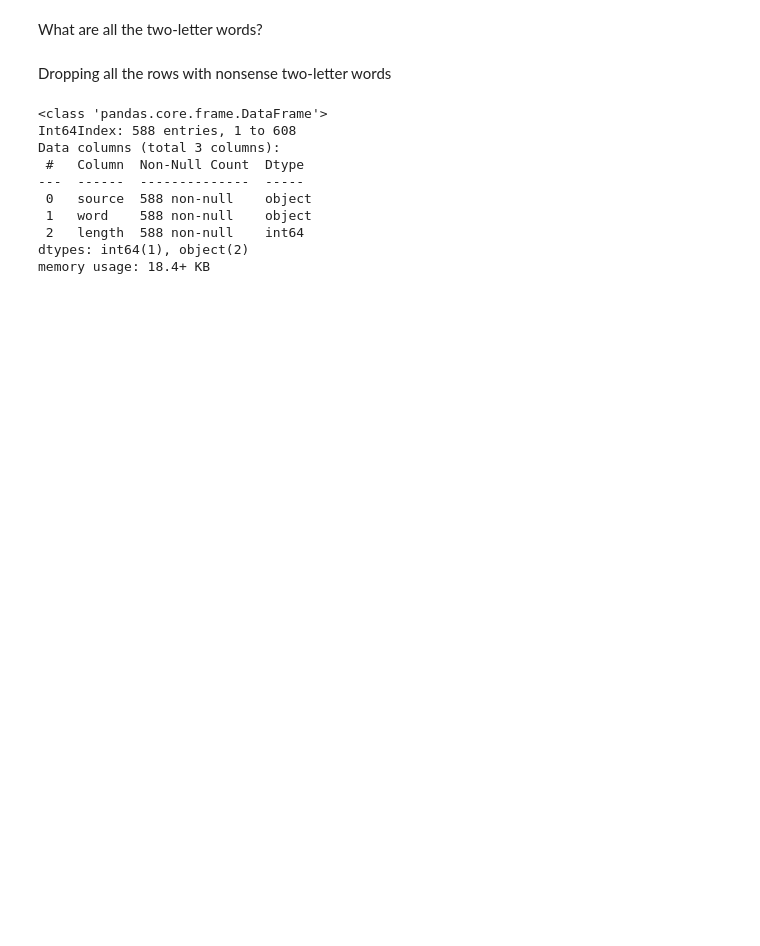
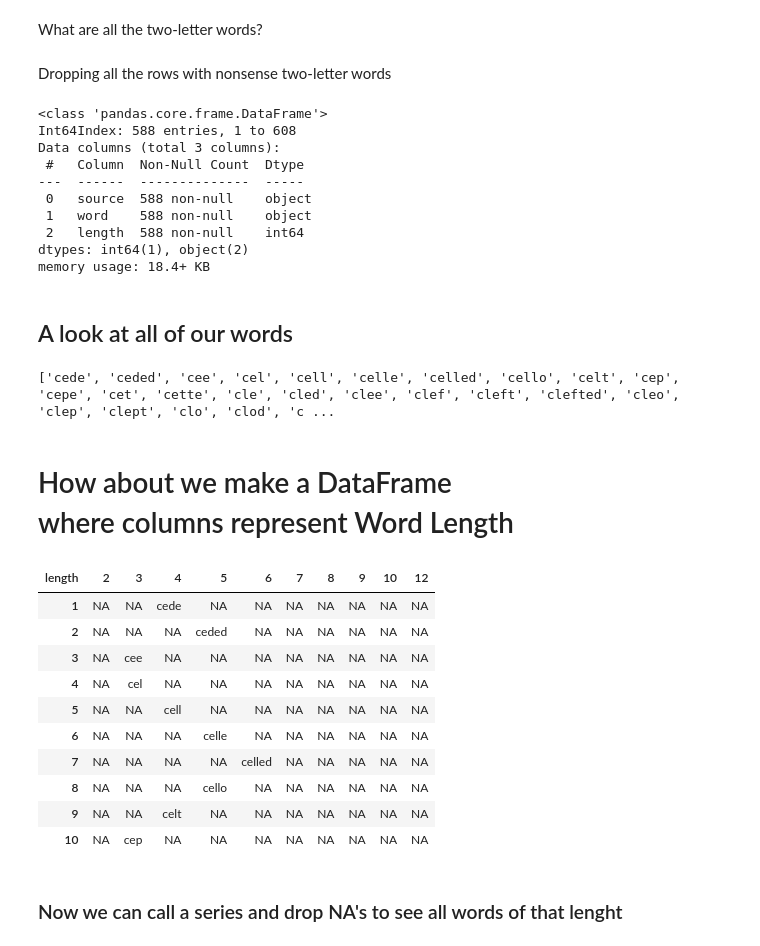
Before and after one commit to nate-walter/Words-From-The-Eye-Chart, a Jupyter notebook: Snellen_Words.ipynb, the cells around one changed output. Drawn from its saved outputs; the diff is of its cells as text; code cells hidden in the pictures; blank space fills up the shorter version.

Commit message:
added word length df

```diff
--- a/Snellen_Words.ipynb
+++ b/Snellen_Words.ipynb
@@ -839,3 +843,29 @@ Data columns (total 3 columns):
  2   length  588 non-null    int64
 dtypes: int64(1), object(2)
 memory usage: 18.4+ KB
+# %% [markdown]
+## A look at all of our words
+# %%
+print(data['word'].tolist())
+# %% [output]
+['cede', 'ceded', 'cee', 'cel', 'cell', 'celle', 'celled', 'cello', 'celt', 'cep', 'cepe', 'cet', 'cette', 'cle', 'cled', 'clee', 'clef', 'cleft', 'clefted', 'cleo', 'clep', 'clept', 'clo', 'clod', 'c ...
+# %% [markdown]
+# How about we make a DataFrame<br>where columns represent Word Length
+# %%
+word_length_df = data.pivot(columns="length", values="word").fillna("NA")[[2, 3, 4, 5, 6 , 7,
+                                                                            8, 9, 10, 12]]
+word_length_df.head(10)
+# %% [output]
+| length | 2 | 3 | 4 | 5 | 6 | 7 | 8 | 9 | 10 | 12 |
+| 1 | NA | NA | cede | NA | NA | NA | NA | NA | NA | NA |
+| 2 | NA | NA | NA | ceded | NA | NA | NA | NA | NA | NA |
+| 3 | NA | cee | NA | NA | NA | NA | NA | NA | NA | NA |
+| 4 | NA | cel | NA | NA | NA | NA | NA | NA | NA | NA |
+| 5 | NA | NA | cell | NA | NA | NA | NA | NA | NA | NA |
+| 6 | NA | NA | NA | celle | NA | NA | NA | NA | NA | NA |
+| 7 | NA | NA | NA | NA | celled | NA | NA | NA | NA | NA |
+| 8 | NA | NA | NA | cello | NA | NA | NA | NA | NA | NA |
+| 9 | NA | NA | celt | NA | NA | NA | NA | NA | NA | NA |
+| 10 | NA | cep | NA | NA | NA | NA | NA | NA | NA | NA |
+# %% [markdown]
+### Now we can call a series and drop NA's to see all words of that lenght
```
Also changed, not shown: parts of 1 cell of this notebook.
